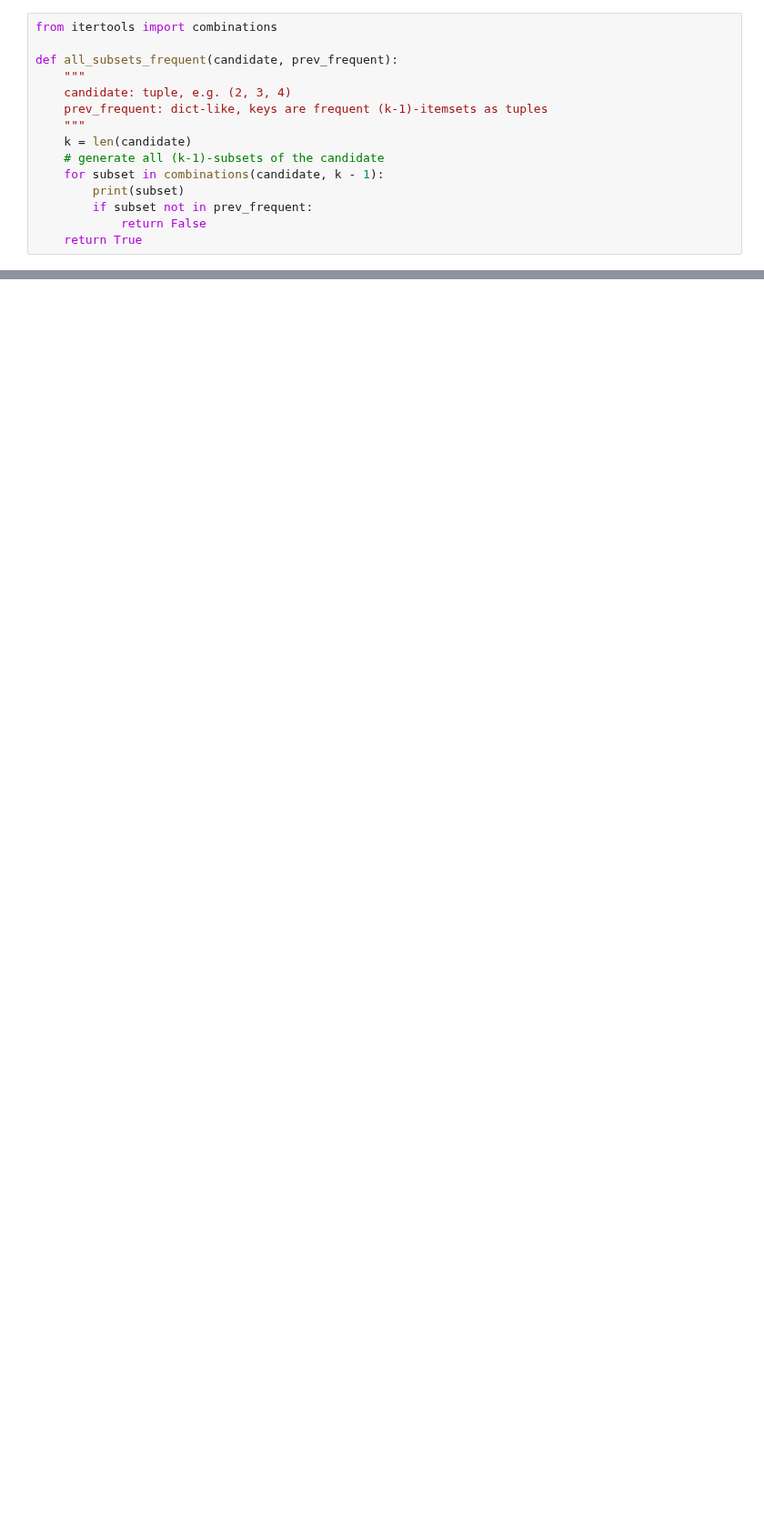
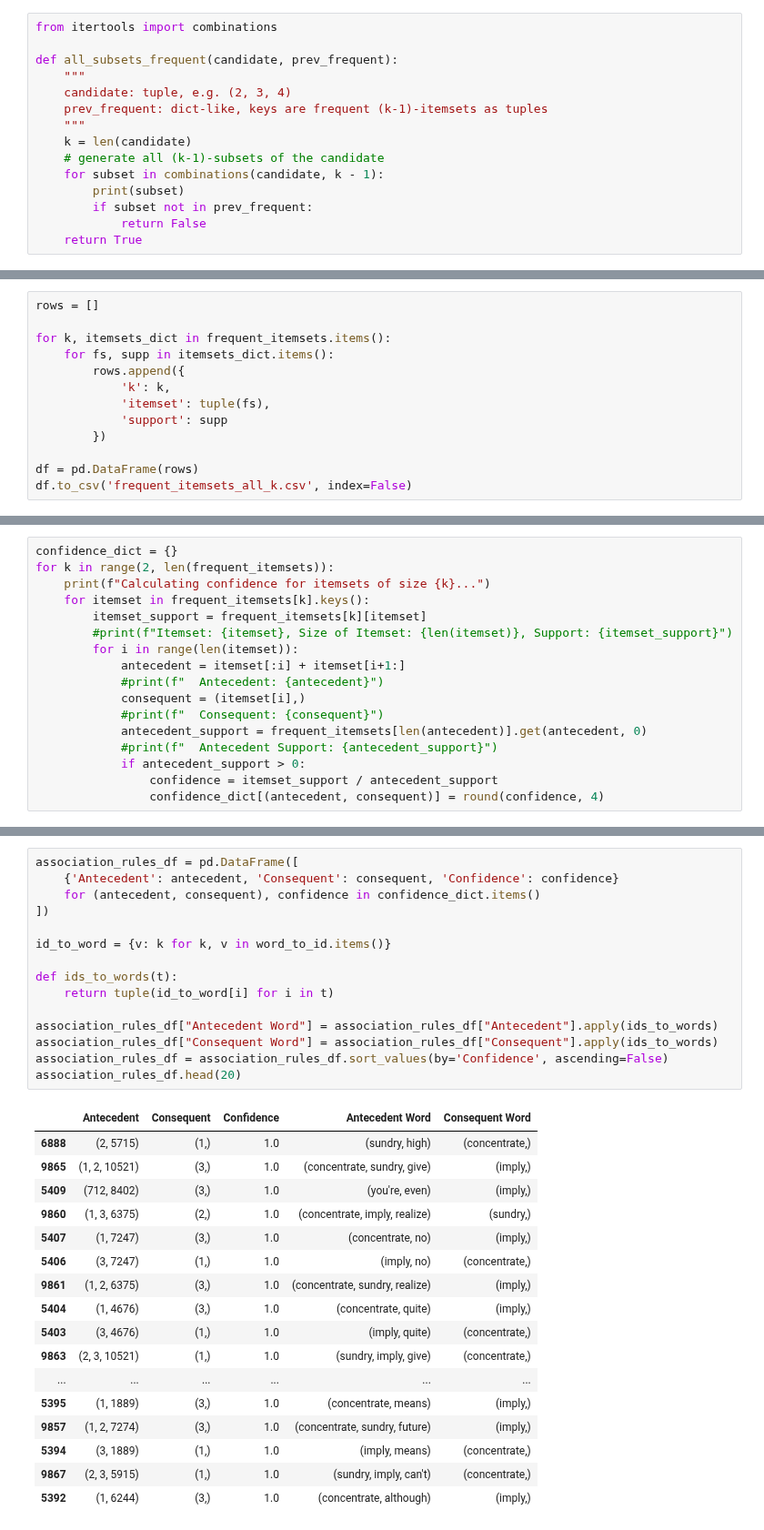
Before and after one commit to andregodinhodtu/02807_Comp_tools_project_group_02, a Jupyter notebook: notebooks/frequent_itemsets_final.ipynb, the cells around one changed output, grey strips where cells are left out. Shown at 91% size. Saved outputs shown, nothing was run; the diff lists cells and outputs as text; blank space fills up the shorter version.

Commit message:
comit
finished file on frequent itemsets

```diff
--- a/notebooks/frequent_itemsets_final.ipynb
+++ b/notebooks/frequent_itemsets_final.ipynb
@@ -474,0 +294,13 @@ Top itemsets by support:
+# %%
+rows = []
+
+for k, itemsets_dict in frequent_itemsets.items():
+    for fs, supp in itemsets_dict.items():
+        rows.append({
+            'k': k,
+            'itemset': tuple(fs),
+            'support': supp
+        })
+
+df = pd.DataFrame(rows)
+df.to_csv('frequent_itemsets_all_k.csv', index=False)
@@ -474,0 +311,17 @@ Top itemsets by support:
+# %%
+confidence_dict = {}
+for k in range(2, len(frequent_itemsets)):
+    print(f"Calculating confidence for itemsets of size {k}...")
+    for itemset in frequent_itemsets[k].keys():
+        itemset_support = frequent_itemsets[k][itemset]
+        #print(f"Itemset: {itemset}, Size of Itemset: {len(itemset)}, Support: {itemset_support}")
+        for i in range(len(itemset)):
+            antecedent = itemset[:i] + itemset[i+1:]
+            #print(f"  Antecedent: {antecedent}")
+            consequent = (itemset[i],)
+            #print(f"  Consequent: {consequent}")
+            antecedent_support = frequent_itemsets[len(antecedent)].get(antecedent, 0)
+            #print(f"  Antecedent Support: {antecedent_support}")
+            if antecedent_support > 0:
+                confidence = itemset_support / antecedent_support
+                confidence_dict[(antecedent, consequent)] = round(confidence, 4)
@@ -474,0 +334,33 @@ Top itemsets by support:
+# %%
+association_rules_df = pd.DataFrame([
+    {'Antecedent': antecedent, 'Consequent': consequent, 'Confidence': confidence}
+    for (antecedent, consequent), confidence in confidence_dict.items()
+])
+
+id_to_word = {v: k for k, v in word_to_id.items()}
+
+def ids_to_words(t):
+    return tuple(id_to_word[i] for i in t)
+
+association_rules_df["Antecedent Word"] = association_rules_df["Antecedent"].apply(ids_to_words)
+association_rules_df["Consequent Word"] = association_rules_df["Consequent"].apply(ids_to_words)
+association_rules_df = association_rules_df.sort_values(by='Confidence', ascending=False)
+association_rules_df.head(20)
+# %% [output]
+|  | Antecedent | Consequent | Confidence | Antecedent Word | Consequent Word |
+| 6888 | (2, 5715) | (1,) | 1.0 | (sundry, high) | (concentrate,) |
+| 9865 | (1, 2, 10521) | (3,) | 1.0 | (concentrate, sundry, give) | (imply,) |
+| 5409 | (712, 8402) | (3,) | 1.0 | (you're, even) | (imply,) |
+| 9860 | (1, 3, 6375) | (2,) | 1.0 | (concentrate, imply, realize) | (sundry,) |
+| 5407 | (1, 7247) | (3,) | 1.0 | (concentrate, no) | (imply,) |
+| 5406 | (3, 7247) | (1,) | 1.0 | (imply, no) | (concentrate,) |
+| 9861 | (1, 2, 6375) | (3,) | 1.0 | (concentrate, sundry, realize) | (imply,) |
+| 5404 | (1, 4676) | (3,) | 1.0 | (concentrate, quite) | (imply,) |
+| 5403 | (3, 4676) | (1,) | 1.0 | (imply, quite) | (concentrate,) |
+| 9863 | (2, 3, 10521) | (1,) | 1.0 | (sundry, imply, give) | (concentrate,) |
+| ... | ... | ... | ... | ... | ... |
+| 5395 | (1, 1889) | (3,) | 1.0 | (concentrate, means) | (imply,) |
+| 9857 | (1, 2, 7274) | (3,) | 1.0 | (concentrate, sundry, future) | (imply,) |
+| 5394 | (3, 1889) | (1,) | 1.0 | (imply, means) | (concentrate,) |
+| 9867 | (2, 3, 5915) | (1,) | 1.0 | (sundry, imply, can't) | (concentrate,) |
+| 5392 | (1, 6244) | (3,) | 1.0 | (concentrate, although) | (imply,) |
```
Also changed, not shown: parts of 37 cells of this notebook, 1 other file.
